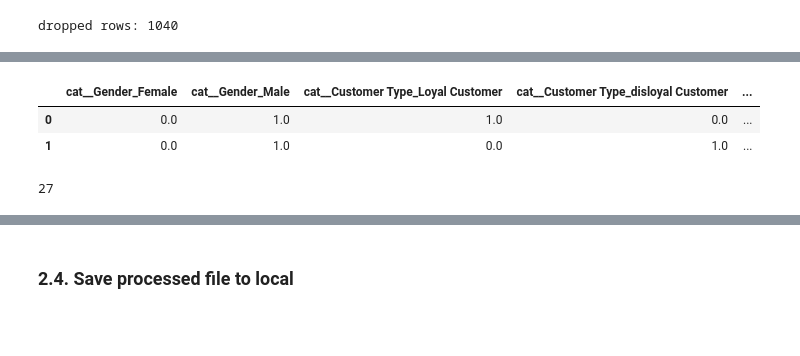
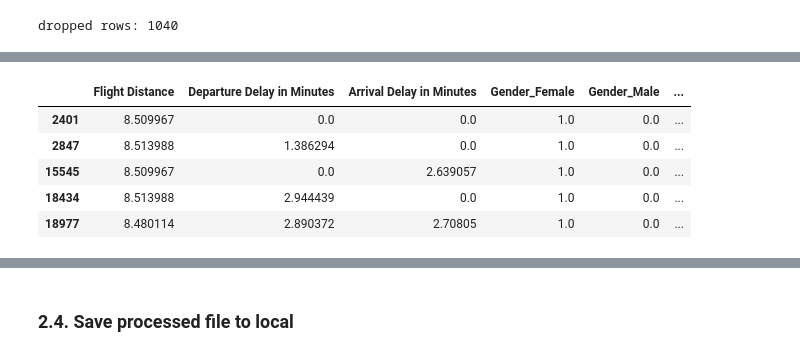
Before and after one commit to McGill-MMA-EnterpriseAnalytics/Flyer_Customer_Satisfaction, a Jupyter notebook: Airline_DataPreprocessing.ipynb, the cells around one changed output, grey strips where cells are left out. Cells and saved outputs as stored; diff of their text form; code cells hidden in the pictures; blank space fills up the shorter version.

```diff
--- a/Airline_DataPreprocessing.ipynb
+++ b/Airline_DataPreprocessing.ipynb
@@ -82,8 +115,7 @@ id_cols = ['Unnamed: 0', 'id']
 satisfaction_cols = ['Inflight wifi service', 'Departure/Arrival time convenient', 'Ease of Online booking',
                     'Gate location', 'Food and drink', 'Online boarding', 'Seat comfort',
                     'Inflight entertainment', 'On-board service', 'Leg room service',
-                    'Baggage handling', 'Checkin service', 'Inflight service', 'Cleanliness',
-                    'satisfaction']
+                    'Baggage handling', 'Checkin service', 'Inflight service', 'Cleanliness']
 outlier_cols = ['Age', 'Flight Distance', 'Departure Delay in Minutes', 'Arrival Delay in Minutes']
 categorical_cols = ['Gender', 'Customer Type', 'Type of Travel', 'Class']
 target_col = ['satisfaction']
@@ -102,16 +145,12 @@ df_train.loc[null_rows_idx].head()
 | 2004 | 2004 | 72940 | Female | disloyal Customer | 26 | Business travel | Business | 1035 | ... |
 | 2108 | 2108 | 116374 | Female | Loyal Customer | 24 | Personal Travel | Eco | 417 | ... |
 # %%
-imputer = SimpleImputer(strategy="median")
-df_train_null = df_train[null_cols]
-imputer.fit(df_train_null)
-#imputer.strategy is 'median'
-X_nonull = imputer.transform(df_train_null)
-df_imputed = pd.DataFrame(X_nonull, columns=df_train_null.columns,
-                          index=df_train_null.index)
+df_train_null = df_train[['Departure Delay in Minutes', 'Arrival Delay in Minutes']]
+imputer = IterativeImputer()
+imputed = imputer.fit_transform(df_train_null)
 # %%
 df_train_cleaned = df_train.copy()
-df_train_cleaned[null_cols] = X_nonull
+df_train_cleaned.loc[:, ['Departure Delay in Minutes', 'Arrival Delay in Minutes']] = imputed
 df_train_cleaned.loc[null_rows_idx].head()
 # %% [output]
 |  | Unnamed: 0 | id | Gender | Customer Type | Age | Type of Travel | Class | Flight Distance | ... |
@@ -148 +190,3 @@ df_train_outlier[outlier_cols].describe()
 | max | 80.000000 | 4963.000000 | 1592.000000 | 1584.000000 |
+# %%
+df_train_no_outlier = df_train_no_outlier[df_train_no_outlier['Flight Distance']>4500]
@@ -189,14 +263,14 @@ airplane
 # %%
-airplane_normalized = preprocessing.fit_transform(airplane)
-airplane_normalized = pd.DataFrame(airplane_normalized,
-    columns=preprocessing.get_feature_names_out(),
-    index=airplane.index)
-airplane_normalized.head(2)
+airplane_train_normalized = normalize_preprocessing.fit_transform(df_train_no_outlier)
+airplane_train_normalized = pd.DataFrame(airplane_train_normalized,
+    columns=normalize_preprocessing.get_feature_names_out(),
+    index=df_train_no_outlier.index)
+airplane_train_normalized.drop(columns = ['Unnamed: 0', 'id'], inplace = True)
+airplane_train_normalized.head(5)
 # %% [output]
-|  | cat__Gender_Female | cat__Gender_Male | cat__Customer Type_Loyal Customer | cat__Customer Type_disloyal Customer | ... |
-| 0 | 0.0 | 1.0 | 1.0 | 0.0 | ... |
-| 1 | 0.0 | 1.0 | 0.0 | 1.0 | ... |
+|  | Flight Distance | Departure Delay in Minutes | Arrival Delay in Minutes | Gender_Female | Gender_Male | ... |
+| 2401 | 8.509967 | 0.0 | 0.0 | 1.0 | 0.0 | ... |
+| 2847 | 8.513988 | 1.386294 | 0.0 | 1.0 | 0.0 | ... |
+| 15545 | 8.509967 | 0.0 | 2.639057 | 1.0 | 0.0 | ... |
+| 18434 | 8.513988 | 2.944439 | 0.0 | 1.0 | 0.0 | ... |
+| 18977 | 8.480114 | 2.890372 | 2.70805 | 1.0 | 0.0 | ... |
-# %%
-airplane_normalized.shape[1]
-# %% [output]
-27
```
Also changed, not shown: parts of 19 cells of this notebook, 6 other files.
